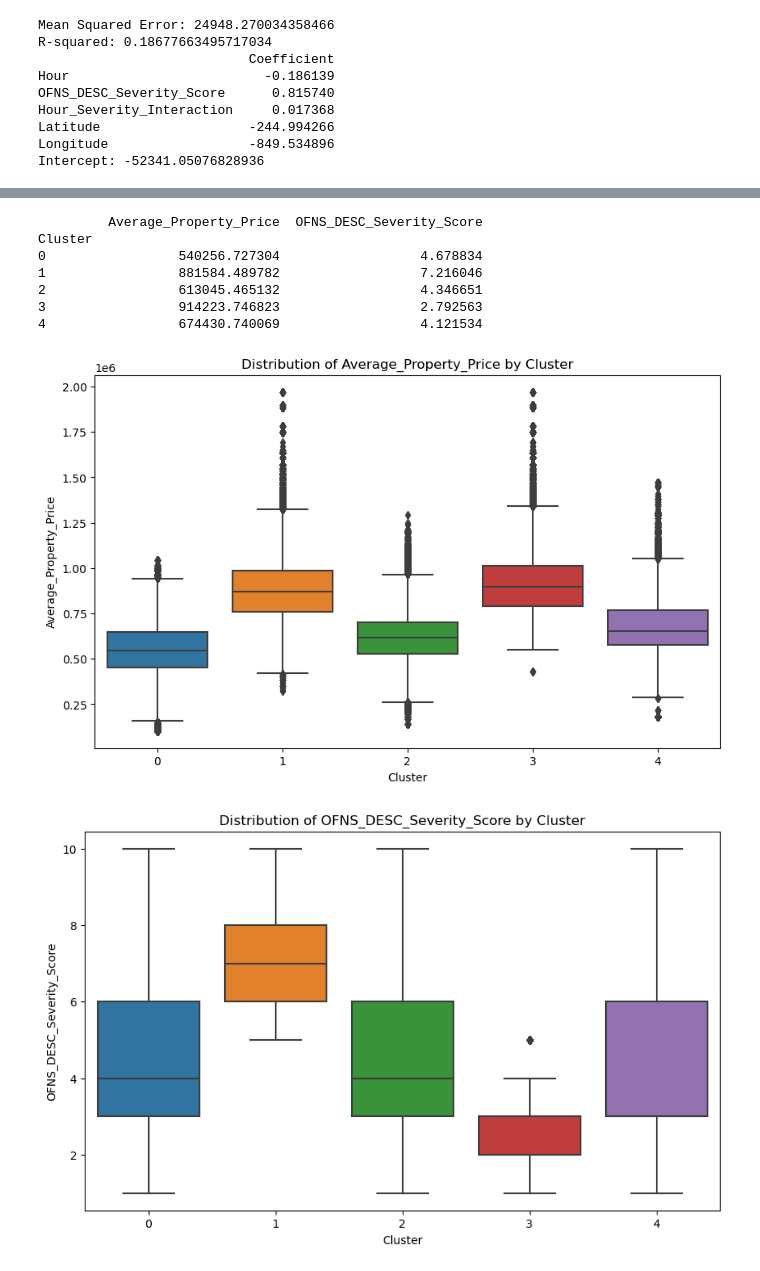
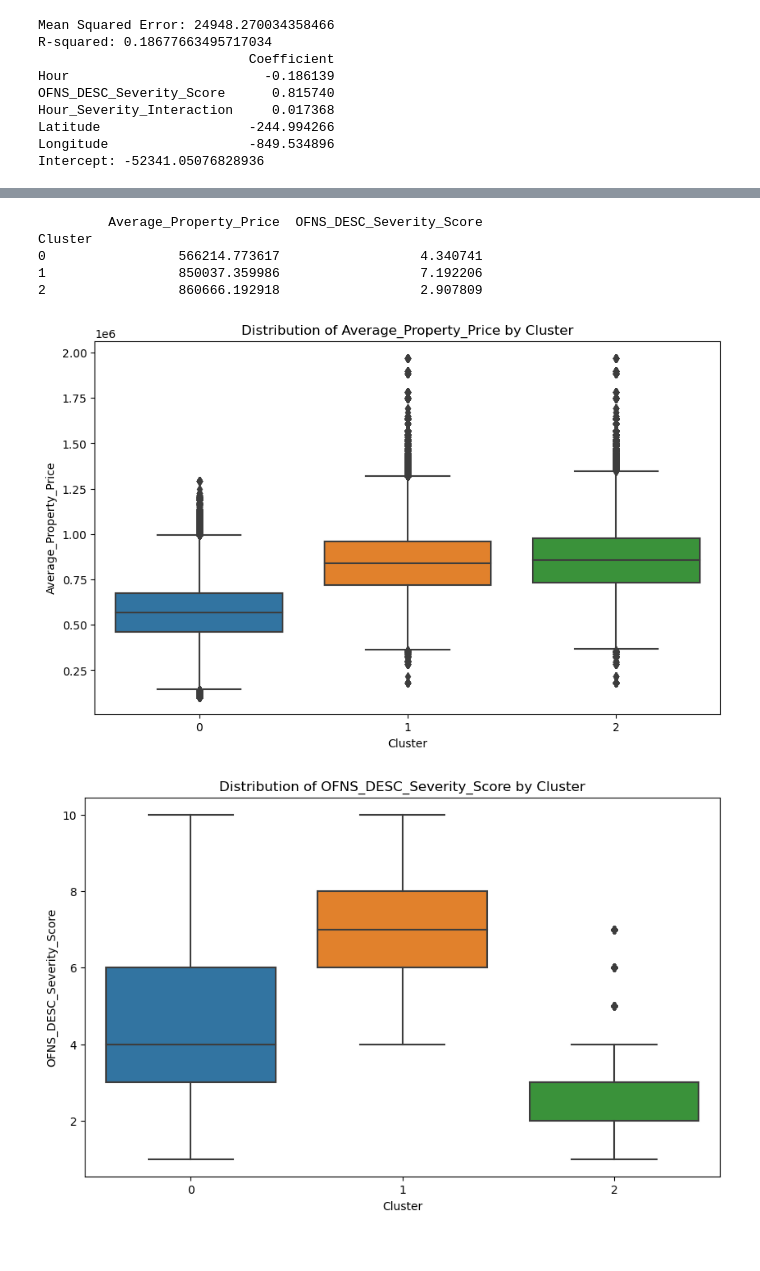
Before and after one commit to rudedoc/data_analytics, a Jupyter notebook: NYC Complaint Data Exploration Take 2.ipynb, the cells around one changed output, grey strips where cells are left out. Saved outputs shown, nothing was run; the diff lists cells and outputs as text; code cells hidden in the pictures.

```diff
--- a/NYC Complaint Data Exploration Take 2.ipynb
+++ b/NYC Complaint Data Exploration Take 2.ipynb
@@ -480,7 +480,7 @@ X_scaled = scaler.fit_transform(complaints_df[features])
 X_scaled_df = pd.DataFrame(X_scaled, columns=features)
 
 # Apply K-Means
-kmeans = KMeans(n_clusters=5, random_state=42)  # Adjust n_clusters to suit your data
+kmeans = KMeans(n_clusters=3, random_state=42)  # Adjust n_clusters to suit your data
 kmeans.fit(X_scaled_df)
 
 # Add cluster labels to the original DataFrame
@@ -510,9 +510,7 @@ for feature in ['Average_Property_Price', 'OFNS_DESC_Severity_Score']:
          Average_Property_Price  OFNS_DESC_Severity_Score
 Cluster
-0                 540256.727304                  4.678834
-1                 881584.489782                  7.216046
-2                 613045.465132                  4.346651
-3                 914223.746823                  2.792563
-4                 674430.740069                  4.121534
+0                 566214.773617                  4.340741
+1                 850037.359986                  7.192206
+2                 860666.192918                  2.907809
-[figure, old version]
+[figure, new version]
-[figure, old version]
+[figure, new version]
```
Also changed, not shown: parts of 3 cells of this notebook, 4 other files.
